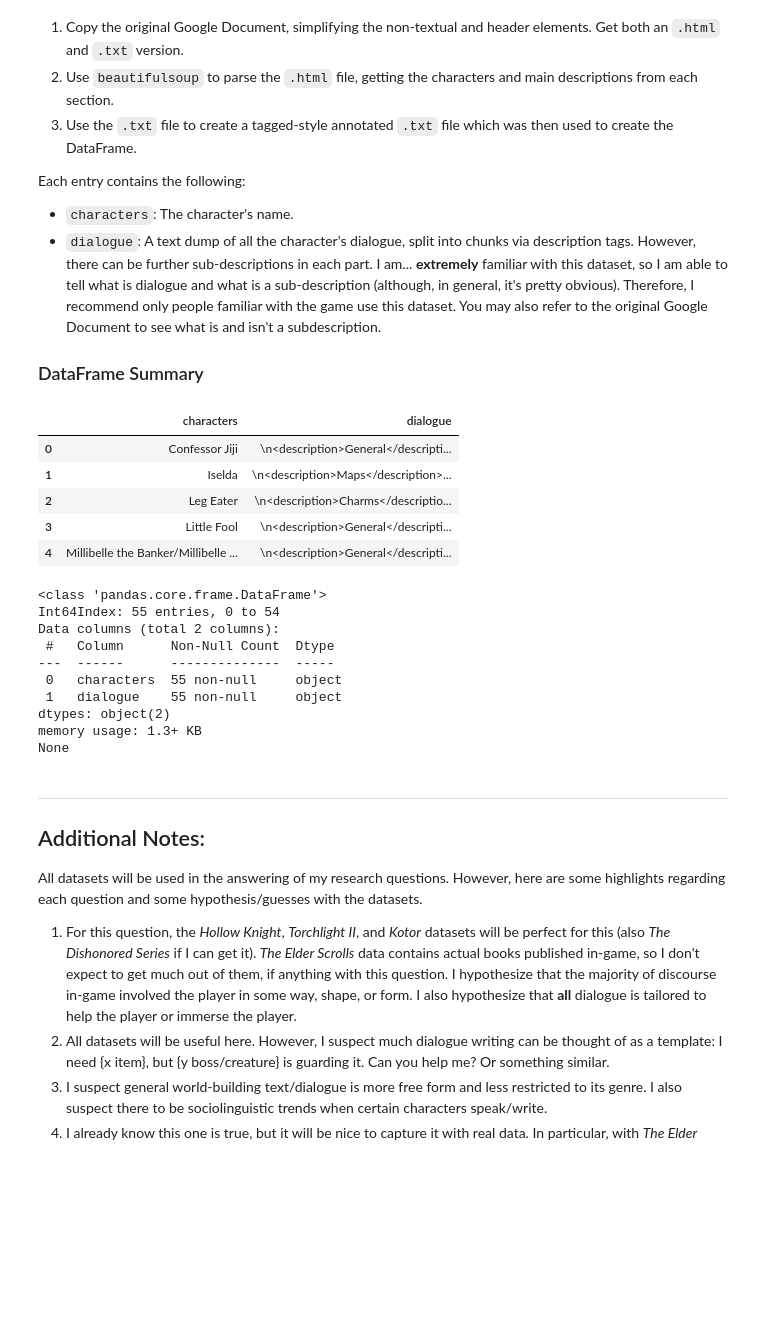
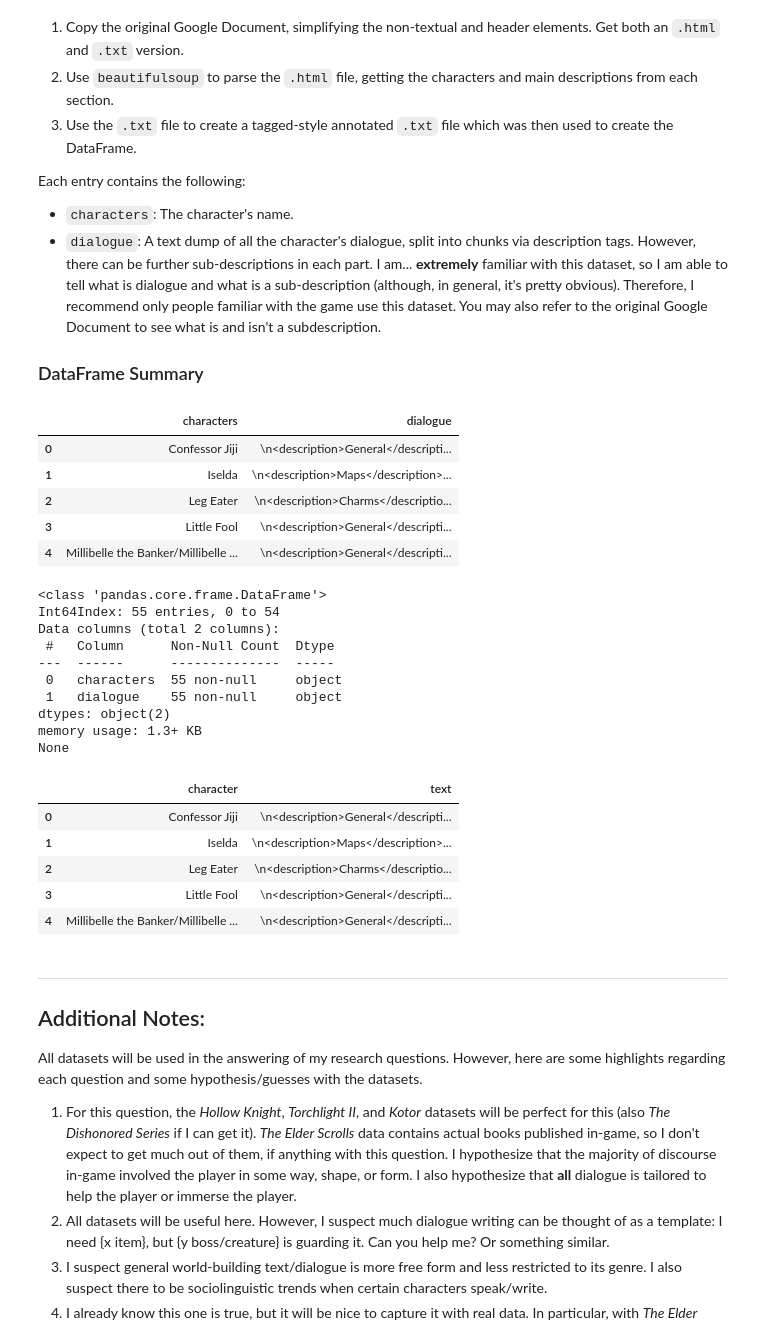
Before and after one commit to Data-Science-for-Linguists-2022/Pragmatics-In-Video-Games, a Jupyter notebook: notebooks/overview.ipynb, the cells around one changed output. Saved outputs shown, nothing was run; the diff lists cells and outputs as text; code cells hidden in the pictures; blank space fills up the shorter version.

```diff
--- a/notebooks/overview.ipynb
+++ b/notebooks/overview.ipynb
@@ -262,25 +262,39 @@ Each entry contains the following:
 # %%
 # Load the DataFrame from the .pkl file
 hollow_df = pd.read_pickle(FILEPATH + 'hollow_knight.pkl')
 display(hollow_df.head())
 print(hollow_df.info())
+
+# I'm going to rename the columns, I don't like them since they stick out from the rest of the other dataframes
+hollow_df['text'] = hollow_df['dialogue']
+hollow_df['character'] = hollow_df['characters']
+hollow_df = hollow_df[['character', 'text']]
+display(hollow_df.head())
+
+hollow_df.to_pickle(FILEPATH + 'hollow_knight.pkl')
 # %% [output]
 |  | characters | dialogue |
 | 0 | Confessor Jiji | \n<description>General</descripti... |
 | 1 | Iselda | \n<description>Maps</description>... |
 | 2 | Leg Eater | \n<description>Charms</descriptio... |
 | 3 | Little Fool | \n<description>General</descripti... |
 | 4 | Millibelle the Banker/Millibelle ... | \n<description>General</descripti... |
 <class 'pandas.core.frame.DataFrame'>
 Int64Index: 55 entries, 0 to 54
 Data columns (total 2 columns):
  #   Column      Non-Null Count  Dtype
 ---  ------      --------------  -----
  0   characters  55 non-null     object
  1   dialogue    55 non-null     object
 dtypes: object(2)
 memory usage: 1.3+ KB
 None
+|  | character | text |
+| 0 | Confessor Jiji | \n<description>General</descripti... |
+| 1 | Iselda | \n<description>Maps</description>... |
+| 2 | Leg Eater | \n<description>Charms</descriptio... |
+| 3 | Little Fool | \n<description>General</descripti... |
+| 4 | Millibelle the Banker/Millibelle ... | \n<description>General</descripti... |
 # %% [markdown]
 ***
 ## Additional Notes:
```
Also changed, not shown: 1 other file.
